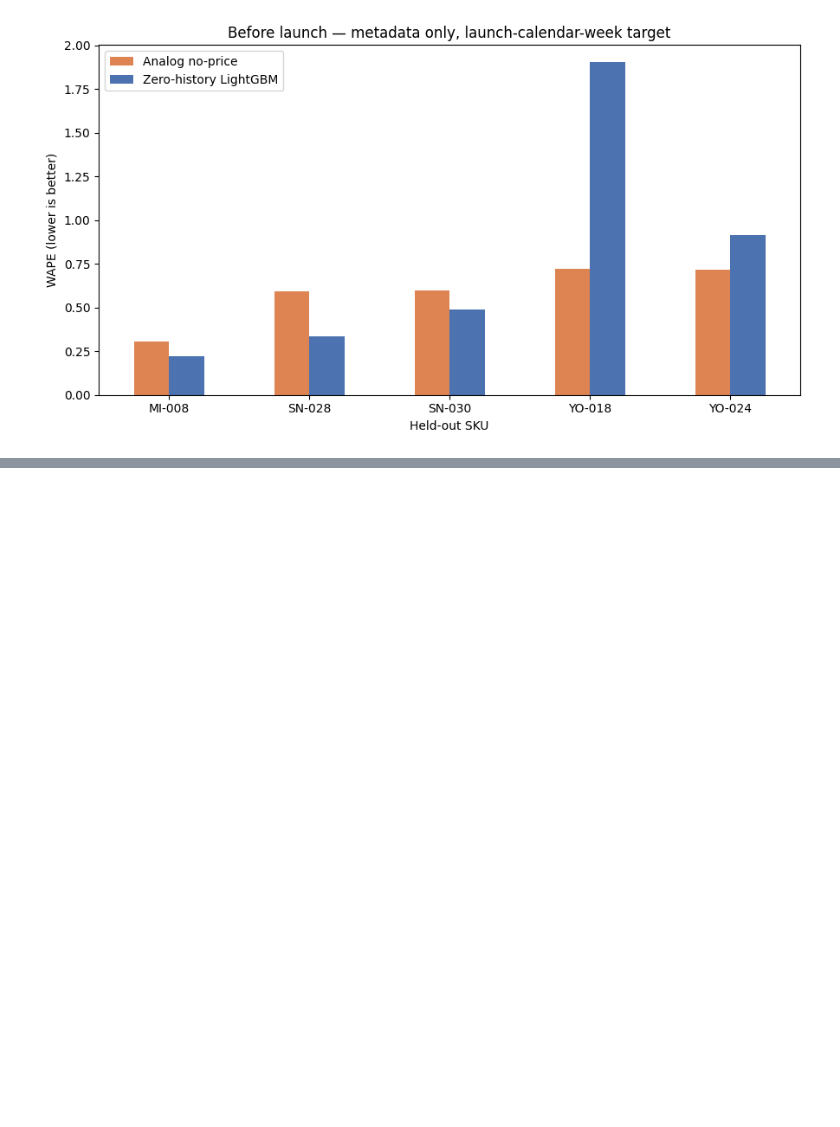
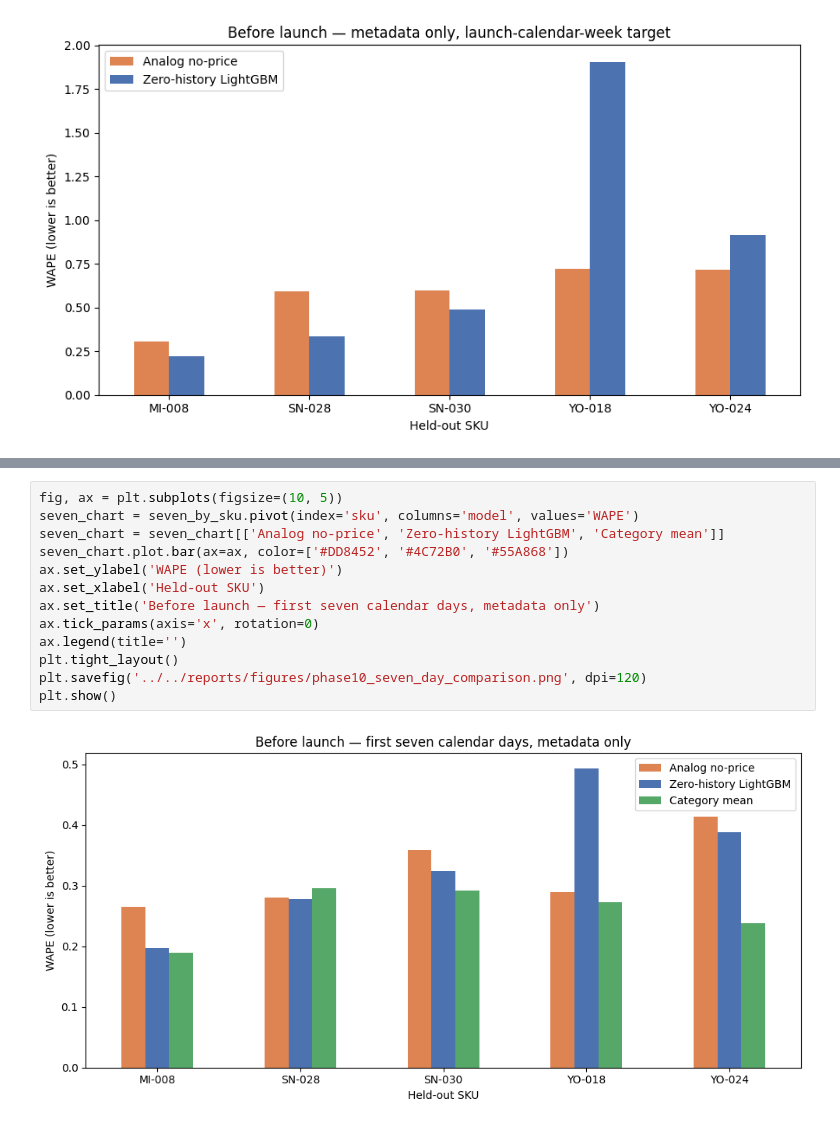
Before and after one commit to thitiwutsuk/Forecasting-FMCG-Daily-Sales, a Jupyter notebook: notebooks/04_cold_start/10_cold_start.ipynb, the cells around one changed output, grey strips where cells are left out. Drawn from its saved outputs; the diff is of its cells as text; blank space fills up the shorter version.

Commit message:
docs(cold-start): record seven-day results against category baseline

```diff
--- a/notebooks/04_cold_start/10_cold_start.ipynb
+++ b/notebooks/04_cold_start/10_cold_start.ipynb
@@ -534,0 +653,15 @@ plt.show()
+# %%
+fig, ax = plt.subplots(figsize=(10, 5))
+seven_chart = seven_by_sku.pivot(index='sku', columns='model', values='WAPE')
+seven_chart = seven_chart[['Analog no-price', 'Zero-history LightGBM', 'Category mean']]
+seven_chart.plot.bar(ax=ax, color=['#DD8452', '#4C72B0', '#55A868'])
+ax.set_ylabel('WAPE (lower is better)')
+ax.set_xlabel('Held-out SKU')
+ax.set_title('Before launch — first seven calendar days, metadata only')
+ax.tick_params(axis='x', rotation=0)
+ax.legend(title='')
+plt.tight_layout()
+plt.savefig('../../reports/figures/phase10_seven_day_comparison.png', dpi=120)
+plt.show()
+# %% [output]
+[figure, added]
```
Also changed, not shown: parts of 4 cells of this notebook, 5 other files.
